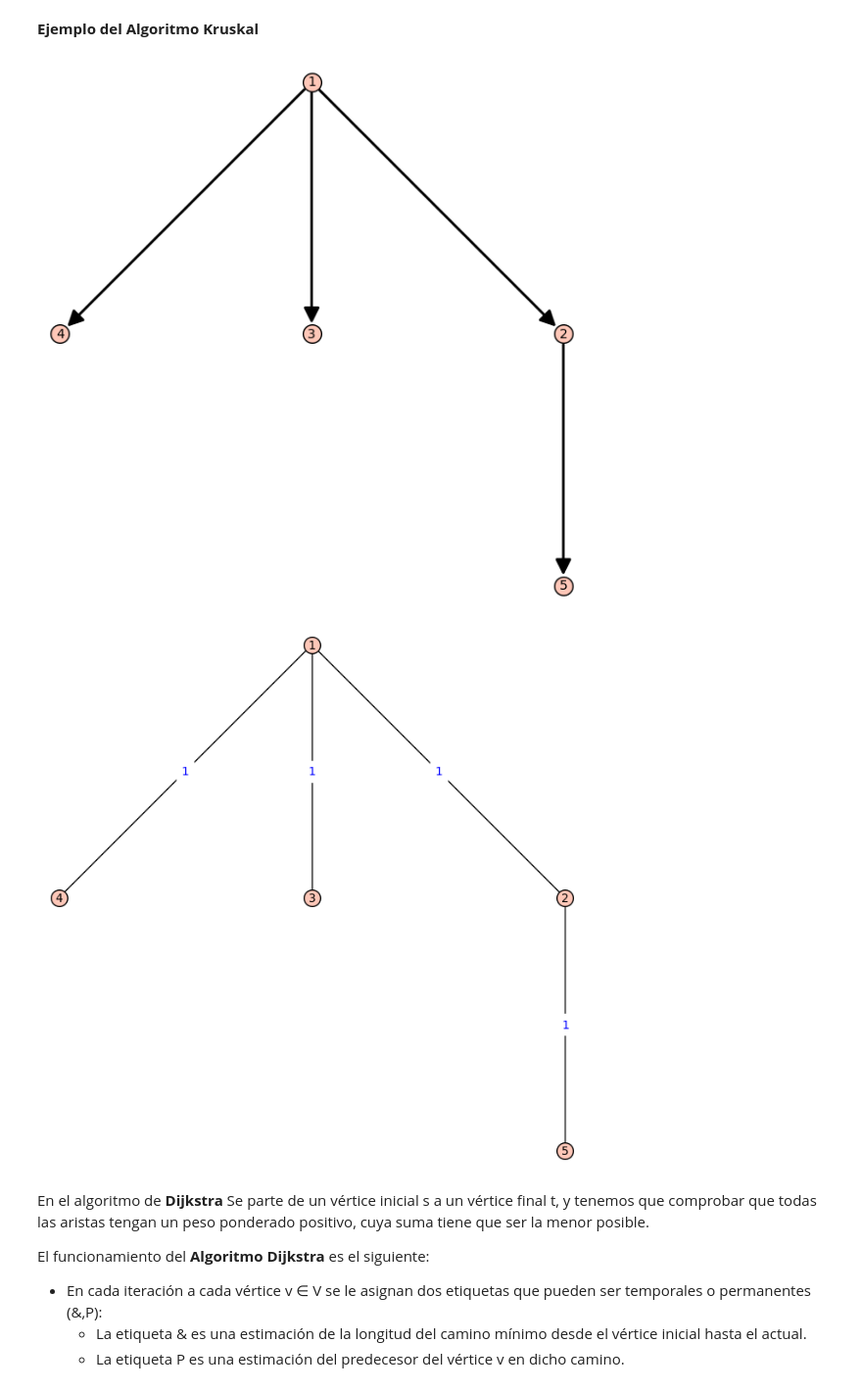
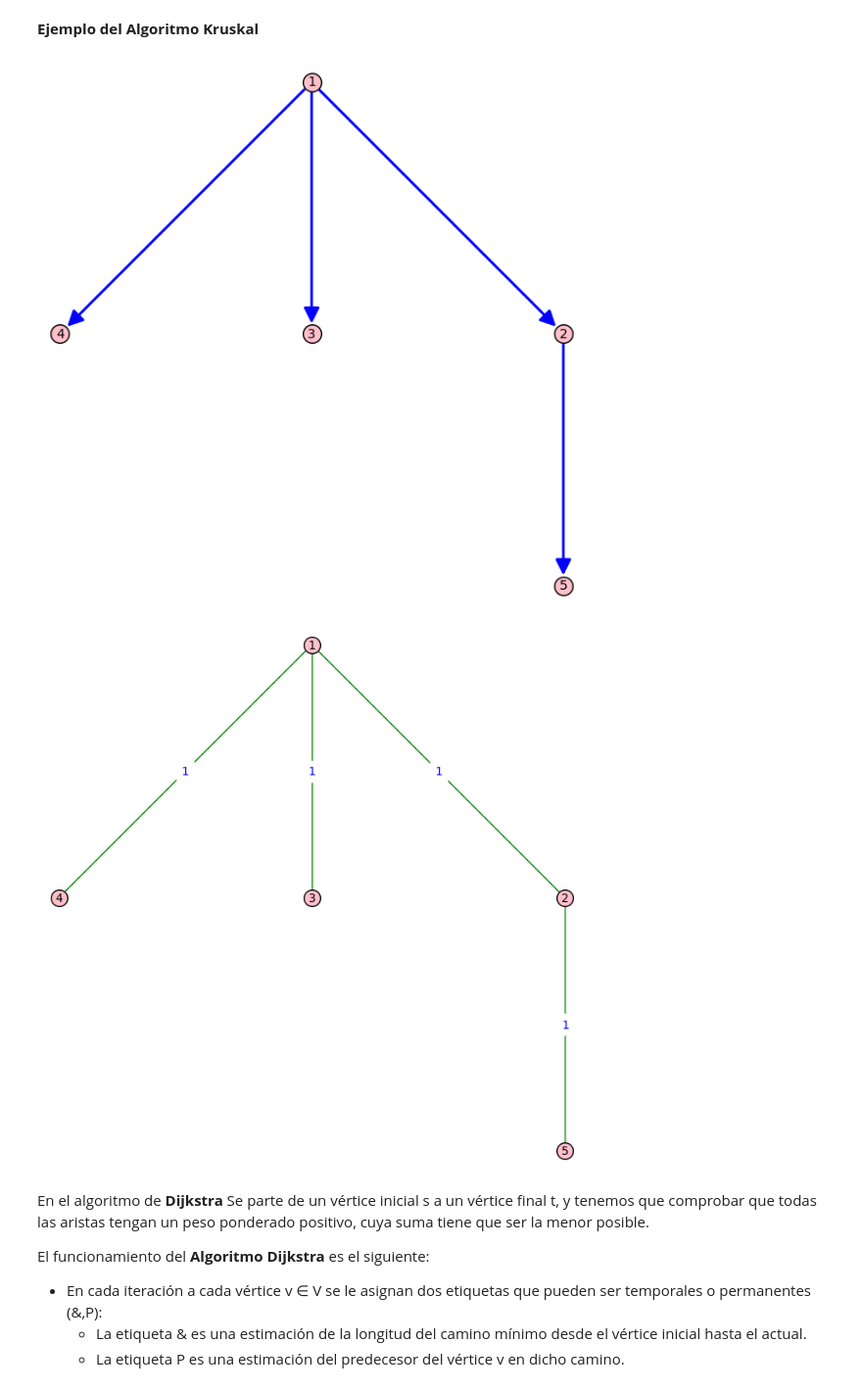
Before and after one commit to chrasucar/MATI, a Jupyter notebook: Práctica Final/Práctica Final Grupo 12.ipynb, the cells around one changed output. Shown at 98% size. Cells and saved outputs as stored; diff of their text form; code cells hidden in the pictures.

```diff
--- a/Práctica Final/Práctica Final Grupo 12.ipynb
+++ b/Práctica Final/Práctica Final Grupo 12.ipynb
@@ -169,19 +169,19 @@ def Kruskal(grafo):
 # %%
 #Lo hacemos dirigido y mostramos el grafo convertido a árbol, partiendo del vértice 1:
 
 G_K = G_Ejemplos.to_directed()
 
 (BFS, lista) = arbol_bfs(G_K, 1)
 
-BFS.plot(figsize=9, layout='tree')
+BFS.plot(figsize=9, layout='tree', vertex_color = 'pink', edge_color = 'blue')
 # %% [output]
-[figure, old version]
+[figure, new version]
 # %%
 (K,p) = Kruskal(G_K)
 
-K.plot(layout='tree', edge_labels=True, figsize=10)
+K.plot(layout='tree', edge_labels=True, figsize=10, vertex_color = 'pink', edge_color = 'green')
 # %% [output]
-[figure, old version]
+[figure, new version]
 # %% [markdown]
 En el algoritmo de **Dijkstra** Se parte de un vértice inicial s a un vértice final t, y tenemos que comprobar que todas las aristas tengan un peso ponderado positivo, cuya suma tiene que ser la menor posible.
 
```
Also changed, not shown: parts of 45 cells of this notebook.
